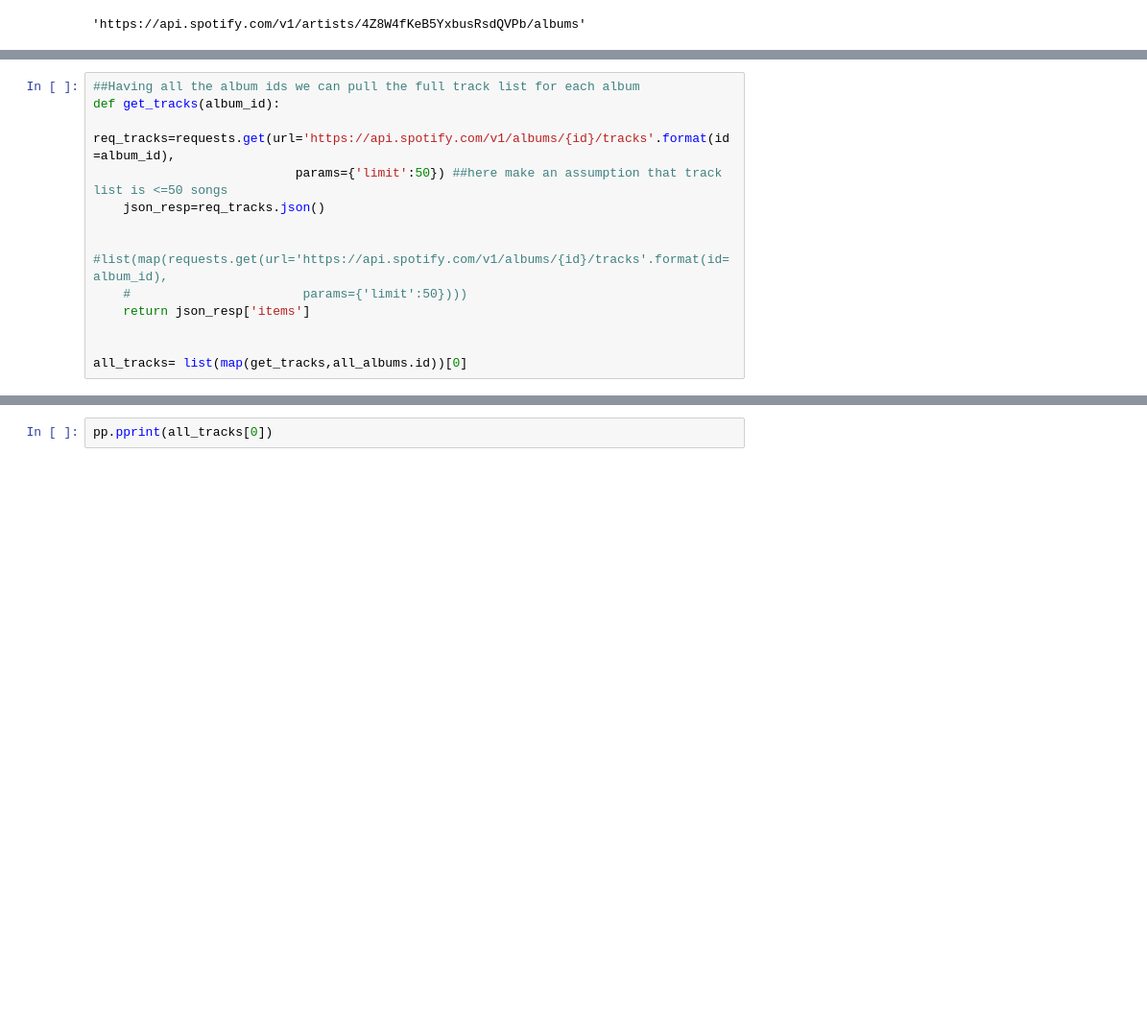
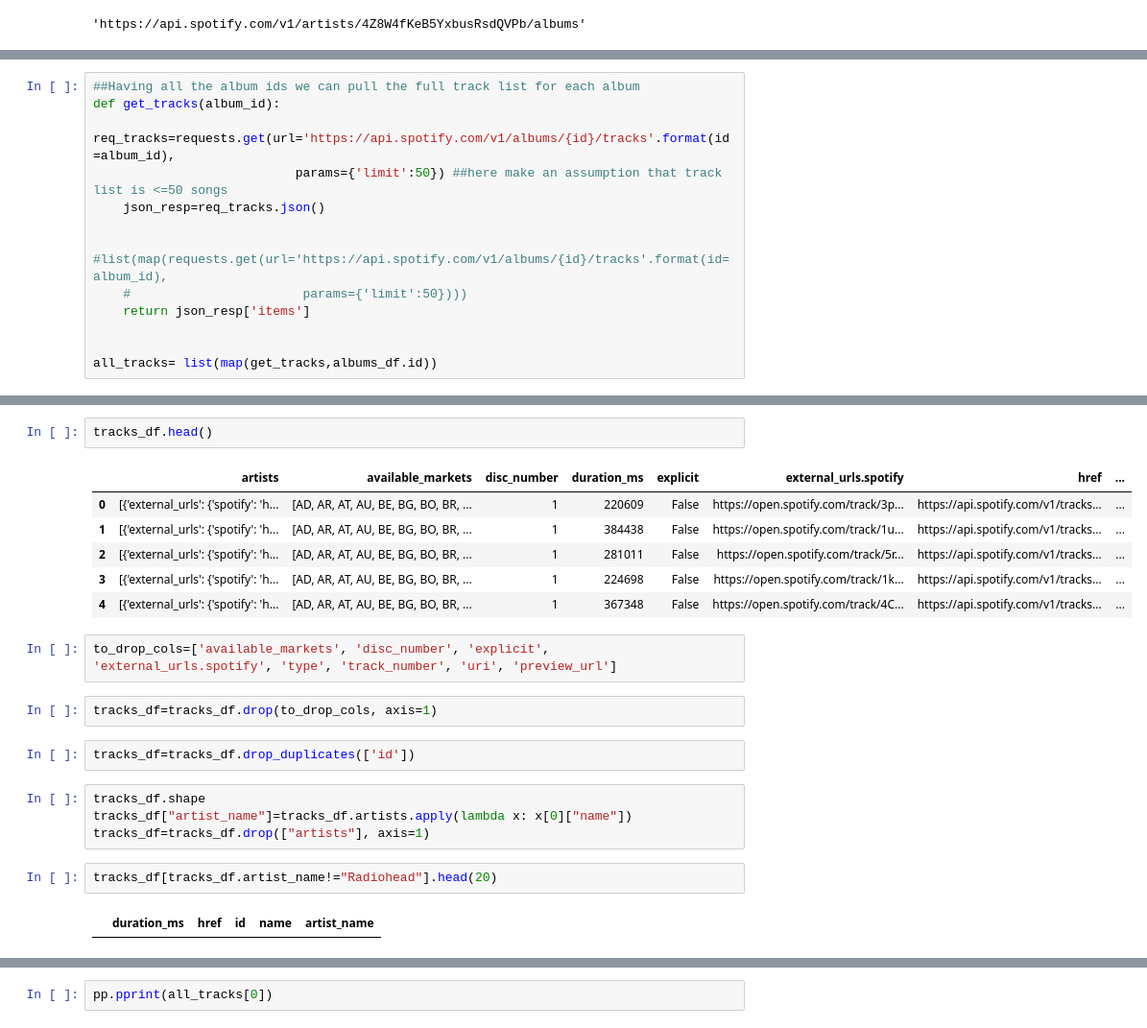
Before and after one commit to zelatyna/spotify_fun, a Jupyter notebook: spotify_analysis.ipynb, the cells around one changed output, grey strips where cells are left out. Shown at 96% size. Drawn from its saved outputs; the diff is of its cells as text; blank space fills up the shorter version.

```diff
--- a/spotify_analysis.ipynb
+++ b/spotify_analysis.ipynb
@@ -142,4 +170,4 @@ def get_tracks(album_id):
     return json_resp['items']
 
 
-all_tracks= list(map(get_tracks,all_albums.id))[0]
+all_tracks= list(map(get_tracks,albums_df.id))
@@ -145,0 +180,23 @@ all_tracks= list(map(get_tracks,all_albums.id))[0]
+# %%
+tracks_df.head()
+# %% [output]
+|  | artists | available_markets | disc_number | duration_ms | explicit | external_urls.spotify | href | ... |
+| 0 | [{'external_urls': {'spotify': 'h... | [AD, AR, AT, AU, BE, BG, BO, BR, ... | 1 | 220609 | False | https://open.spotify.com/track/3p... | https://api.spotify.com/v1/tracks... | ... |
+| 1 | [{'external_urls': {'spotify': 'h... | [AD, AR, AT, AU, BE, BG, BO, BR, ... | 1 | 384438 | False | https://open.spotify.com/track/1u... | https://api.spotify.com/v1/tracks... | ... |
+| 2 | [{'external_urls': {'spotify': 'h... | [AD, AR, AT, AU, BE, BG, BO, BR, ... | 1 | 281011 | False | https://open.spotify.com/track/5r... | https://api.spotify.com/v1/tracks... | ... |
+| 3 | [{'external_urls': {'spotify': 'h... | [AD, AR, AT, AU, BE, BG, BO, BR, ... | 1 | 224698 | False | https://open.spotify.com/track/1k... | https://api.spotify.com/v1/tracks... | ... |
+| 4 | [{'external_urls': {'spotify': 'h... | [AD, AR, AT, AU, BE, BG, BO, BR, ... | 1 | 367348 | False | https://open.spotify.com/track/4C... | https://api.spotify.com/v1/tracks... | ... |
+# %%
+to_drop_cols=['available_markets', 'disc_number', 'explicit', 'external_urls.spotify', 'type', 'track_number', 'uri', 'preview_url']
+# %%
+tracks_df=tracks_df.drop(to_drop_cols, axis=1)
+# %%
+tracks_df=tracks_df.drop_duplicates(['id'])
+# %%
+tracks_df.shape
+tracks_df["artist_name"]=tracks_df.artists.apply(lambda x: x[0]["name"])
+tracks_df=tracks_df.drop(["artists"], axis=1)
+# %%
+tracks_df[tracks_df.artist_name!="Radiohead"].head(20)
+# %% [output]
+|  | duration_ms | href | id | name | artist_name |
```
Also changed, not shown: parts of 23 cells of this notebook.
